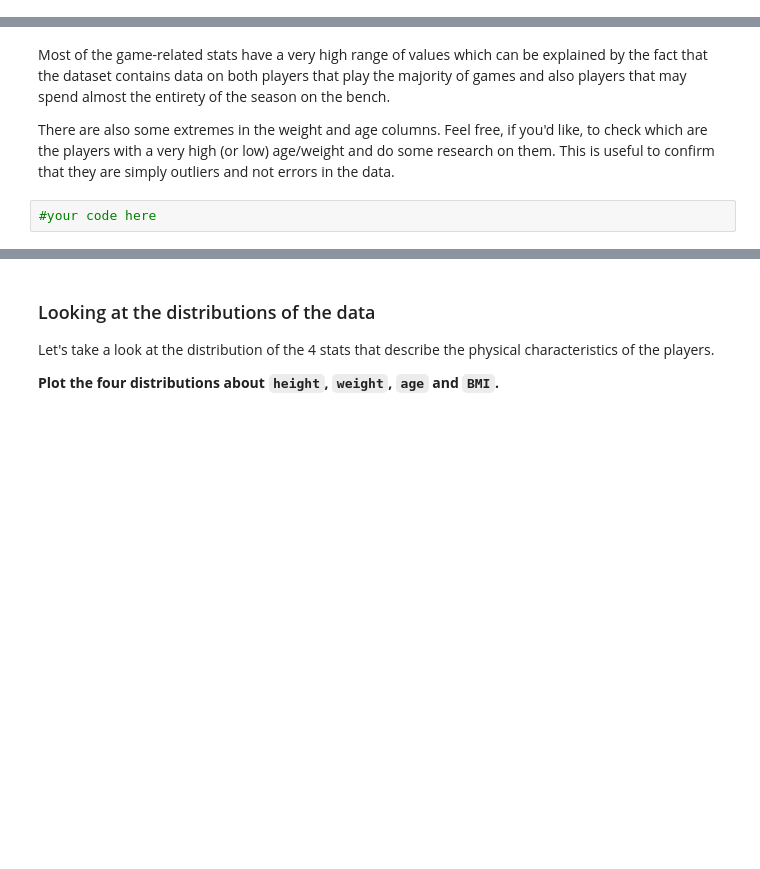
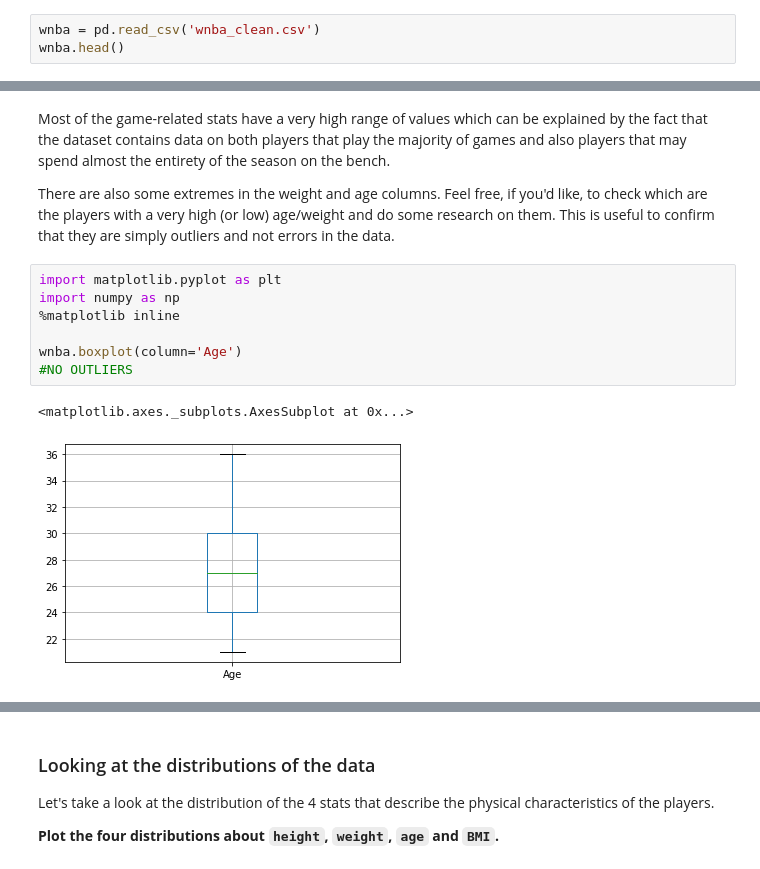
Before and after one commit to ironhack-datalabs/dataV2-labs, a Jupyter notebook: module-2/M2-mini-project2/your-code/2.-Exploratory-Data-Analysis.ipynb, the cells around one changed output, grey strips where cells are left out. Saved outputs shown, nothing was run; the diff lists cells and outputs as text; blank space fills up the shorter version.

```diff
--- a/module-2/M2-mini-project2/your-code/2.-Exploratory-Data-Analysis.ipynb
+++ b/module-2/M2-mini-project2/your-code/2.-Exploratory-Data-Analysis.ipynb
@@ -19,0 +18,3 @@ Let's load the cleaned dataset first. Import it with the name `wnba` and show th
+# %%
+wnba = pd.read_csv('wnba_clean.csv')
+wnba.head()
@@ -25,5 +43,13 @@ Let's load the cleaned dataset first. Import it with the name `wnba` and show th
 Most of the game-related stats have a very high range of values which can be explained by the fact that the dataset contains data on both players that play the majority of games and also players that may spend almost the entirety of the season on the bench.
 
 There are also some extremes in the weight and age columns. Feel free, if you'd like, to check which are the players with a very high (or low) age/weight and do some research on them. This is useful to confirm that they are simply outliers and not errors in the data.
-# %%
-#your code here
+# %%
+import matplotlib.pyplot as plt
+import numpy as np
+%matplotlib inline
+
+wnba.boxplot(column='Age')
+#NO OUTLIERS
+# %% [output]
+<matplotlib.axes._subplots.AxesSubplot at 0x...>
+[figure, added]
```
Also changed, not shown: parts of 17 cells of this notebook.
